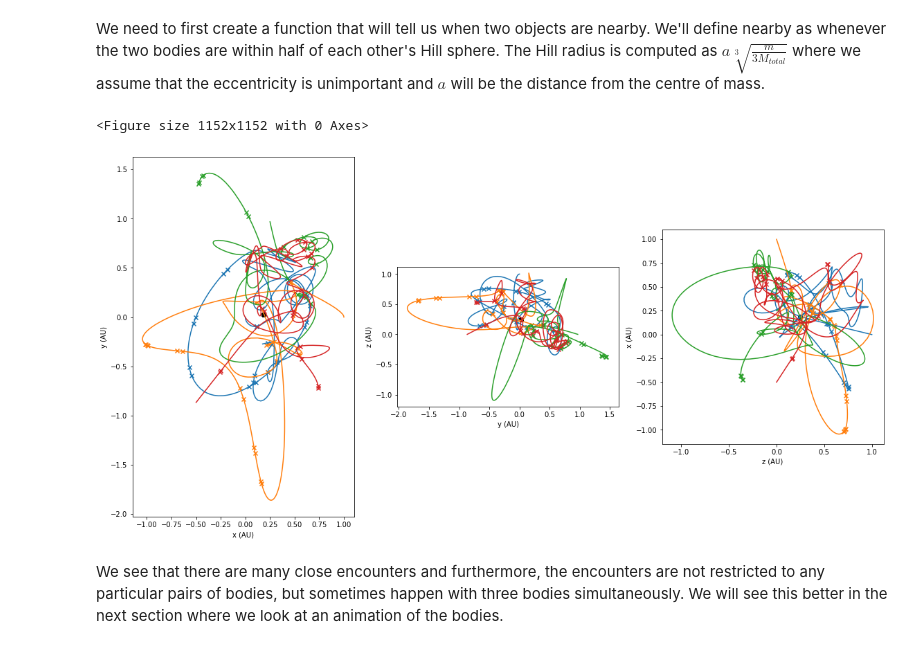
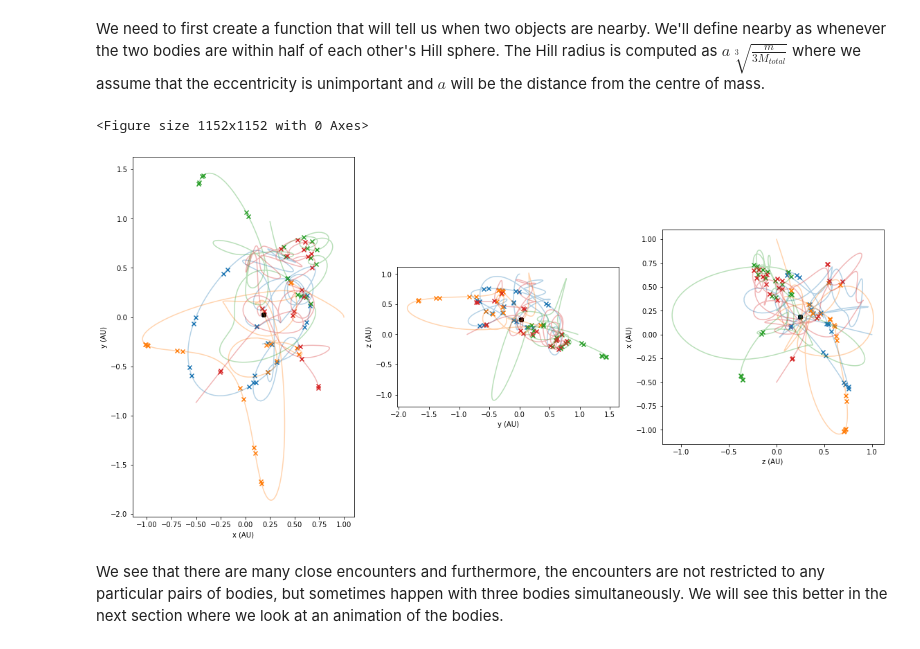
Before and after one commit to Microno95/desolver, a Jupyter notebook: docs/examples/numpy/Example 3 - NumPy - N-Body Systems.ipynb, the cells around one changed output. Cells and saved outputs as stored; diff of their text form; code cells hidden in the pictures.

```diff
--- a/docs/examples/numpy/Example 3 - NumPy - N-Body Systems.ipynb
+++ b/docs/examples/numpy/Example 3 - NumPy - N-Body Systems.ipynb
@@ -171,37 +171,37 @@ a.integrate(events=close_encounter)
 # %%
 fig = plt.figure(figsize=(16,16))
 
 com_motion = D.sum(a.y[:, :, :] * masses[None, :, None], axis=1) / D.sum(masses)
 
 fig = plt.figure(figsize=(16,16))
 ax1 = fig.add_subplot(131, aspect=1)
 ax2 = fig.add_subplot(132, aspect=1)
 ax3 = fig.add_subplot(133, aspect=1)
 
 ax1.set_xlabel("x (AU)")
 ax1.set_ylabel("y (AU)")
 ax2.set_xlabel("y (AU)")
 ax2.set_ylabel("z (AU)")
 ax3.set_xlabel("z (AU)")
 ax3.set_ylabel("x (AU)")
 
 for i in range(a.y.shape[1]):
-    ax1.plot(a.y[:, i, 0], a.y[:, i, 1], color=f"C{i}")
-    ax2.plot(a.y[:, i, 1], a.y[:, i, 2], color=f"C{i}")
-    ax3.plot(a.y[:, i, 2], a.y[:, i, 0], color=f"C{i}")
+    ax1.plot(a.y[:, i, 0], a.y[:, i, 1], color=f"C{i}", alpha=0.33)
+    ax2.plot(a.y[:, i, 1], a.y[:, i, 2], color=f"C{i}", alpha=0.33)
+    ax3.plot(a.y[:, i, 2], a.y[:, i, 0], color=f"C{i}", alpha=0.33)
     for j in a.events:
-        ax1.scatter(j.y[i, 0], j.y[i, 1], c=f"C{i}", marker='x')
-        ax2.scatter(j.y[i, 1], j.y[i, 2], c=f"C{i}", marker='x')
-        ax3.scatter(j.y[i, 2], j.y[i, 0], c=f"C{i}", marker='x')
+        ax1.scatter(j.y[i, 0], j.y[i, 1], c=f"C{i}", marker='x', alpha=1.0)
+        ax2.scatter(j.y[i, 1], j.y[i, 2], c=f"C{i}", marker='x', alpha=1.0)
+        ax3.scatter(j.y[i, 2], j.y[i, 0], c=f"C{i}", marker='x', alpha=1.0)
 
 ax1.scatter(com_motion[:, 0], com_motion[:, 1], color='k')
 ax2.scatter(com_motion[:, 1], com_motion[:, 2], color='k')
 ax3.scatter(com_motion[:, 2], com_motion[:, 0], color='k')
 
 plt.tight_layout()
 # %% [output]
 <Figure size 1152x1152 with 0 Axes>
-[figure, old version]
+[figure, new version]
 # %% [markdown]
 We see that there are many close encounters and furthermore, the encounters are not restricted to any particular pairs of bodies, but sometimes happen with three bodies simultaneously. We will see this better in the next section where we look at an animation of the bodies.
 # %% [markdown]
```
Also changed, not shown: parts of 4 cells of this notebook.
